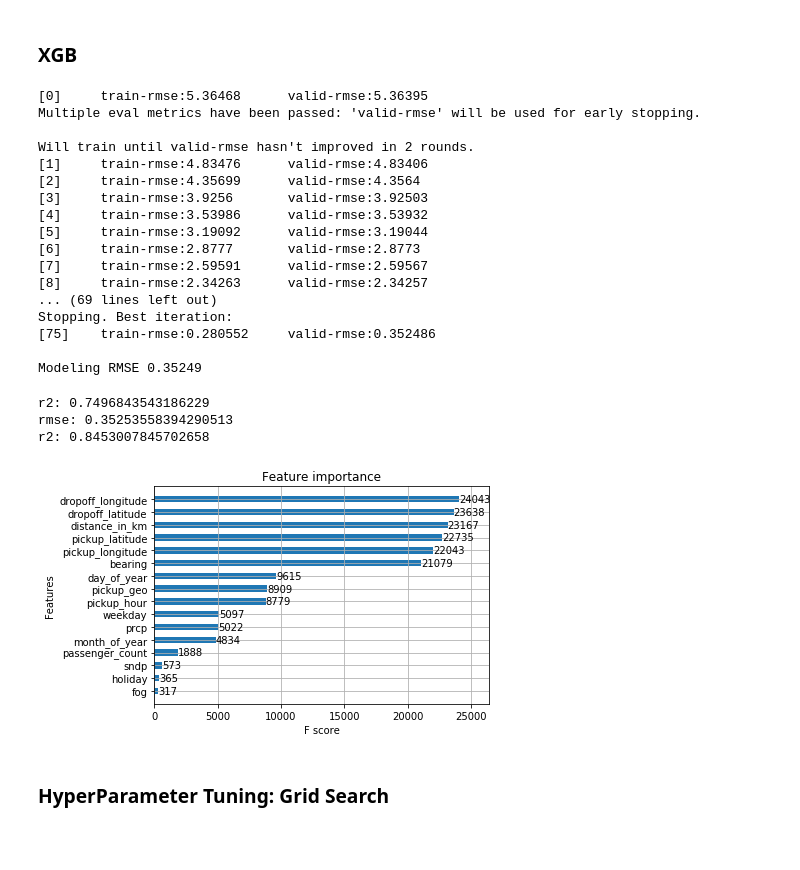
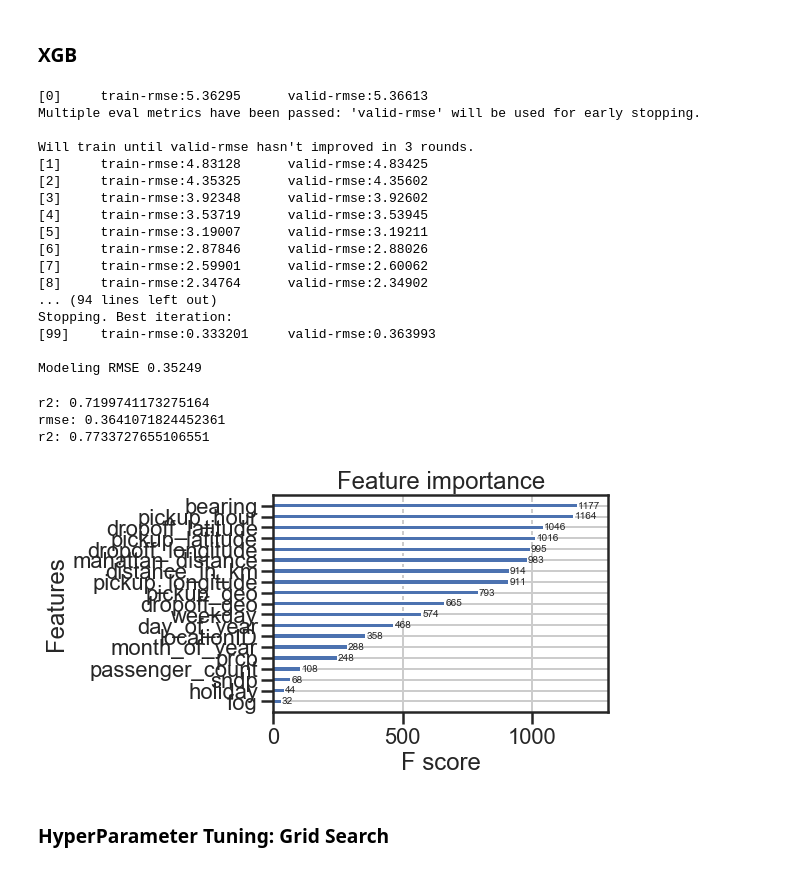
Before and after one commit to Jay4869/NYC-Taxi-FHV-Project, a Jupyter notebook: sample of project.ipynb, the cells around one changed output. Drawn from its saved outputs; the diff is of its cells as text; code cells hidden in the pictures; blank space fills up the shorter version.

```diff
--- a/sample of project.ipynb
+++ b/sample of project.ipynb
@@ -296,6 +303,6 @@ summary_weekday_duration = pd.DataFrame(data.groupby(['weekday','month_of_year']
 summary_weekday_duration.reset_index(inplace = True)
 summary_weekday_duration['unit']=1
 sns.set(style="white", palette="muted", color_codes=False)
-sns.set_context("poster")
+# sns.set_context("poster")
 sns.tsplot(data=summary_weekday_duration, time="weekday", unit = "unit", condition="month_of_year", value="travel_time")
-sns.despine(bottom = True)
+sns.despine(bottom = False)
@@ -368,7 +388,7 @@ from sklearn.neighbors import KNeighborsClassifier
 
 location = data.loc[:, ['pickup_longitude', 'pickup_latitude', 'dropoff_longitude', 'dropoff_latitude']]
 
-kmeans = KMeans(n_clusters=50, random_state=123, n_init = 10, n_jobs = 4).fit(location)
+kmeans = KMeans(n_clusters=100, random_state=123, n_init = 10, n_jobs = 4).fit(location)
 location['label'] = kmeans.labels_
 
 data['locationID'] = location['label']
@@ -389,8 +420,8 @@ plt.show()
 # %% [markdown]
 ### Split Training and Test
 # %%
-selected_features = ['month_of_year', 'day_of_year', 'pickup_hour', 'pickup_longitude', 'pickup_latitude', 'dropoff_longitude',
-       'dropoff_latitude', 'passenger_count', 'pickup_geo', 'bearing',  'prcp', 'sndp', 'fog', 'weekday', 'holiday', 'mahattan_distance','distance_in_km']
+selected_features = ['month_of_year', 'day_of_year', 'pickup_hour', 'pickup_longitude', 'pickup_latitude', 'dropoff_longitude', 'locationID',
+       'dropoff_latitude', 'passenger_count', 'pickup_geo', 'dropoff_geo', 'bearing',  'prcp', 'sndp', 'fog', 'weekday', 'holiday', 'mahattan_distance','distance_in_km']
 
 x = data[selected_features]
 y = np.log(data['travel_time'])
@@ -526,44 +564,42 @@ dtrain = xgb.DMatrix(x_train, label=y_train)
 dvalid = xgb.DMatrix(x_test, label=y_test)
 watchlist = [(dtrain, 'train'), (dvalid, 'valid')]
 # %%
-xgb_pars = {'min_child_weight': 10, 'eta': 0.1, 'colsample_bytree': 0.7,
-            'max_depth': 15, 'subsample': 0.7, 'alpha': 1, 'nthread': -1, 'booster': 'gbtree', 'silent': 1,
+xgb_pars = {'min_child_weight': 15, 'eta': 0.1, 'colsample_bytree': 0.7,
+            'max_depth': 10, 'subsample': 0.7, 'alpha': 8, 'lambda':1, 'nthread': -1, 'booster': 'gbtree', 'silent': 1,
             'eval_metric': 'rmse', 'objective': 'reg:linear'}
 xgb_model = xgb.train(xgb_pars, dtrain, 150, watchlist, early_stopping_rounds=3,
       maximize=False, verbose_eval=1)
 print('Modeling RMSE %.5f' % model.best_score)
 # %% [output]
-[0]     train-rmse:5.36468      valid-rmse:5.36395
+[0]     train-rmse:5.36295      valid-rmse:5.36613
 Multiple eval metrics have been passed: 'valid-rmse' will be used for early stopping.
 
-Will train until valid-rmse hasn't improved in 2 rounds.
-[1]     train-rmse:4.83476      valid-rmse:4.83406
-[2]     train-rmse:4.35699      valid-rmse:4.3564
-[3]     train-rmse:3.9256       valid-rmse:3.92503
-[4]     train-rmse:3.53986      valid-rmse:3.53932
-[5]     train-rmse:3.19092      valid-rmse:3.19044
-[6]     train-rmse:2.8777       valid-rmse:2.8773
-[7]     train-rmse:2.59591      valid-rmse:2.59567
-[8]     train-rmse:2.34263      valid-rmse:2.34257
-... (69 lines left out)
+Will train until valid-rmse hasn't improved in 3 rounds.
+[1]     train-rmse:4.83128      valid-rmse:4.83425
+[2]     train-rmse:4.35325      valid-rmse:4.35602
+[3]     train-rmse:3.92348      valid-rmse:3.92602
+[4]     train-rmse:3.53719      valid-rmse:3.53945
+[5]     train-rmse:3.19007      valid-rmse:3.19211
+[6]     train-rmse:2.87846      valid-rmse:2.88026
+[7]     train-rmse:2.59901      valid-rmse:2.60062
+[8]     train-rmse:2.34764      valid-rmse:2.34902
+... (94 lines left out)
 Stopping. Best iteration:
-[75]    train-rmse:0.280552     valid-rmse:0.352486
+[99]    train-rmse:0.333201     valid-rmse:0.363993
 
 Modeling RMSE 0.35249
 # %%
-xgb.plot_importance(model, max_num_features=28, height=0.5)
+xgb.plot_importance(xgb_model, max_num_features=28, height=0.5)
 
-
-from sklearn.metrics import mean_squared_error, r2_score
-pred = model.predict(dvalid)
+pred = xgb_model.predict(dvalid)
 print("r2:", r2_score(pred, y_test))
 print("rmse:",sqrt(mean_squared_error(pred,y_test)))
-print("r2:", r2_score(model.predict(dtrain), y_train))
+print("r2:", r2_score(xgb_model.predict(dtrain), y_train))
 # %% [output]
-r2: 0.7496843543186229
-rmse: 0.35253558394290513
-r2: 0.8453007845702658
+r2: 0.7199741173275164
+rmse: 0.3641071824452361
+r2: 0.7733727655106551
-[figure, old version]
+[figure, new version]
 # %% [markdown]
 ### HyperParameter Tuning: Grid Search
 # %%
```
Also changed, not shown: parts of 25 cells of this notebook.
